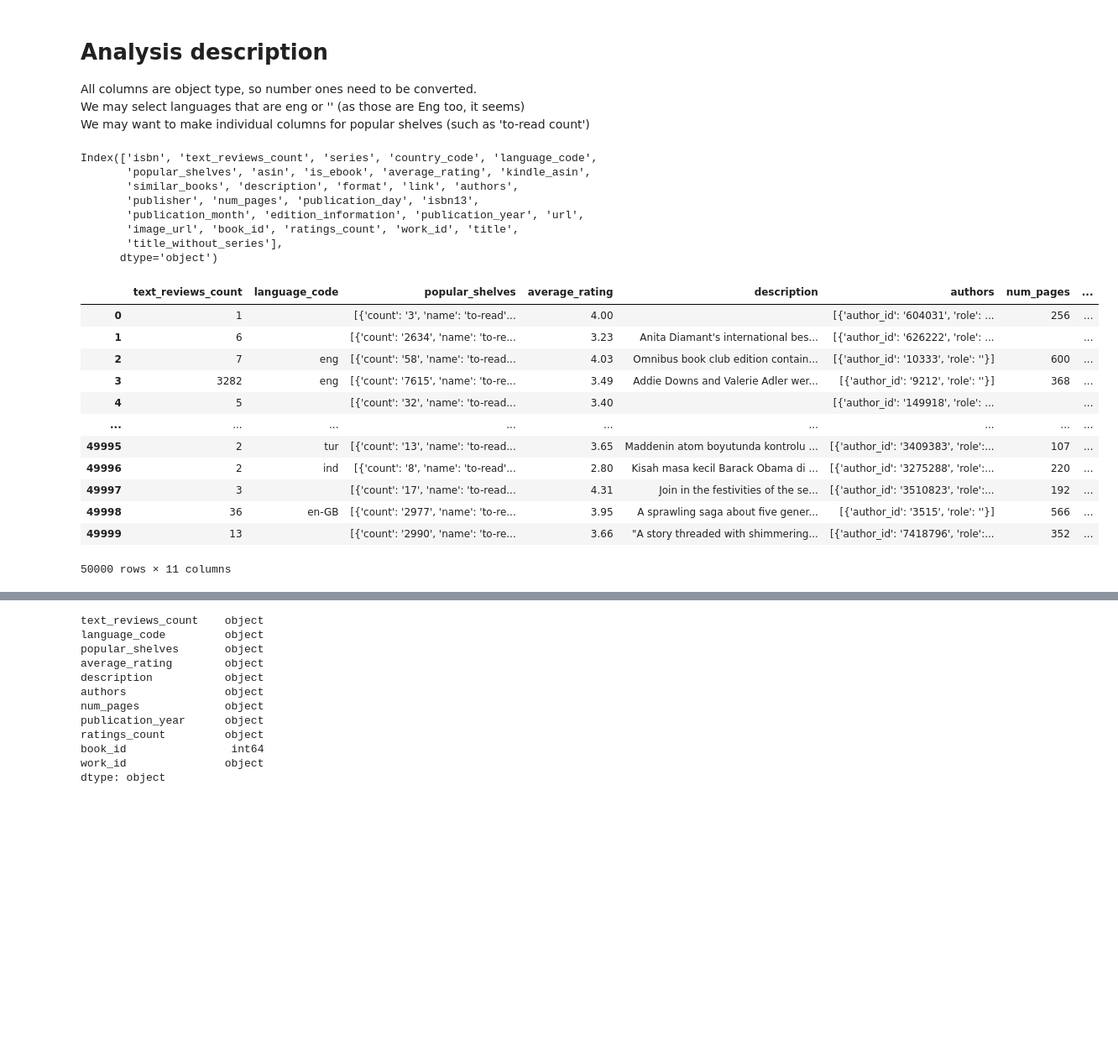
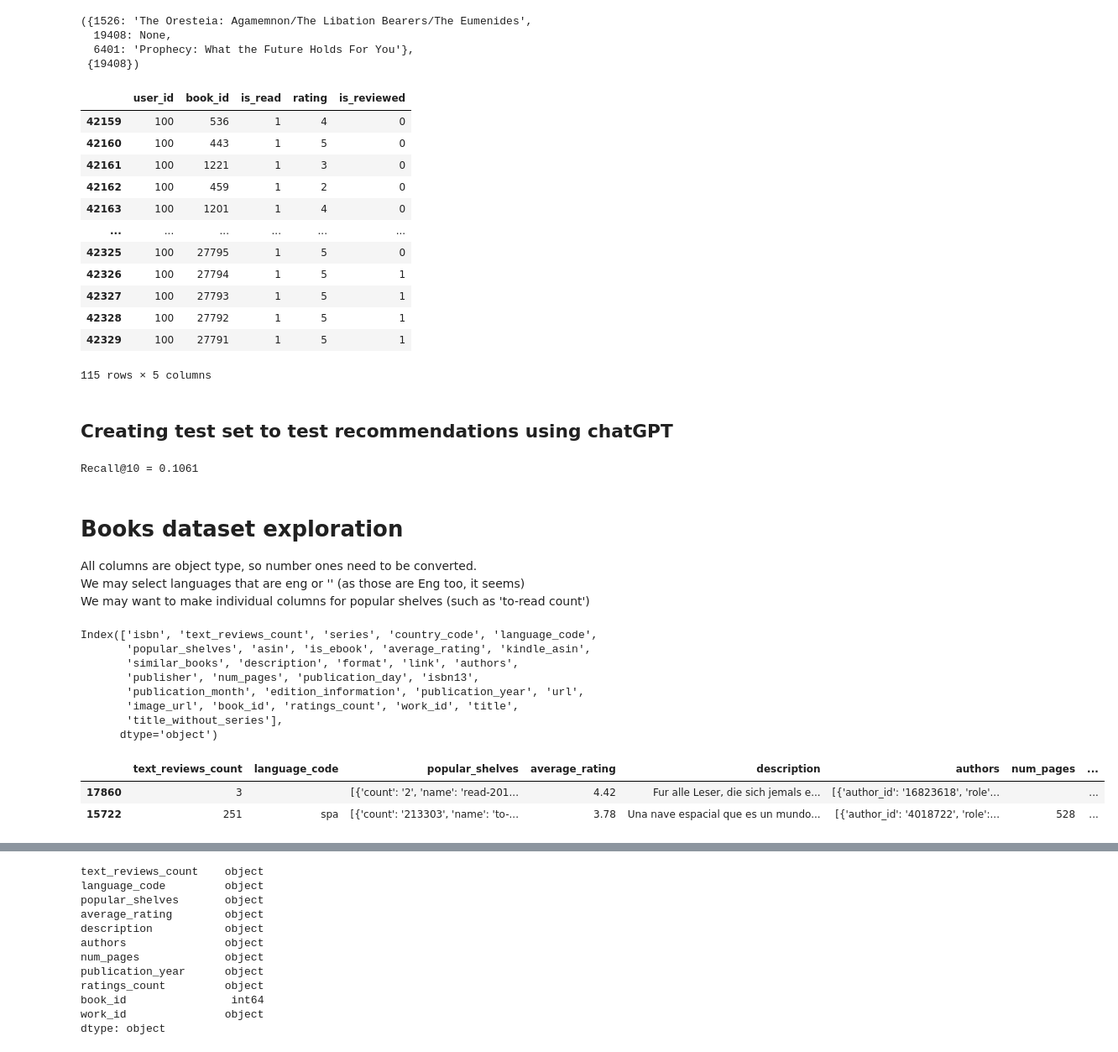
Before and after one commit to KRA96/The_Book_Thrift, a Jupyter notebook: notebooks/kra96_eda.ipynb, the cells around one changed output, grey strips where cells are left out. Shown: that part at 84% size. Drawn from its saved outputs; the diff is of its cells as text; code cells hidden in the pictures; blank space fills up the shorter version.

Commit message:
Built  a collaborative filter model from user interaction dataset using implicit library and ALS

```diff
--- a/notebooks/kra96_eda.ipynb
+++ b/notebooks/kra96_eda.ipynb
@@ -10,6 +10,6 @@ import gzip
 import matplotlib.pyplot as plt
 # %%
 # Set pandas to display all columns
-pd.set_option('display.max_columns', None)
-pd.set_option("display.max_seq_items", None)
-pd.set_option("display.max_colwidth", None)
+pd.reset_option('display.max_columns')
+pd.reset_option("display.max_seq_items")
+pd.reset_option("display.max_colwidth")
@@ -20,0 +312,7 @@ books_50k = pd.read_json('../raw_data/goodreads_books.json.gz',
+# %%
+recommended_books
+# %% [output]
+({1526: 'The Oresteia: Agamemnon/The Libation Bearers/The Eumenides',
+  19408: None,
+  6401: 'Prophecy: What the Future Holds For You'},
+ {19408})
@@ -20,0 +323,19 @@ books_50k = pd.read_json('../raw_data/goodreads_books.json.gz',
+# %%
+interactions[(interactions["user_id"] == user) &
+             (interactions["is_read"] == 1)]
+# %% [output]
+|  | user_id | book_id | is_read | rating | is_reviewed |
+| 42159 | 100 | 536 | 1 | 4 | 0 |
+| 42160 | 100 | 443 | 1 | 5 | 0 |
+| 42161 | 100 | 1221 | 1 | 3 | 0 |
+| 42162 | 100 | 459 | 1 | 2 | 0 |
+| 42163 | 100 | 1201 | 1 | 4 | 0 |
+| ... | ... | ... | ... | ... | ... |
+| 42325 | 100 | 27795 | 1 | 5 | 0 |
+| 42326 | 100 | 27794 | 1 | 5 | 1 |
+| 42327 | 100 | 27793 | 1 | 5 | 1 |
+| 42328 | 100 | 27792 | 1 | 5 | 1 |
+| 42329 | 100 | 27791 | 1 | 5 | 1 |
+115 rows × 5 columns
+# %% [markdown]
+## Creating test set to test recommendations using chatGPT
@@ -21,5 +368,30 @@ books_50k = pd.read_json('../raw_data/goodreads_books.json.gz',
+# %%
+K = 10
+hits = 0
+total = 0
+
+for u, positives in test_items.items():
+    if not positives:
+        continue
+
+    # get recommendations for this user from the TRAIN matrix
+    rec_ids, _ = model.recommend(
+        u,
+        user_items_train[u],
+        N=K
+    )
+
+    rec_set = set(rec_ids)
+    # count how many test positives appear in top-K
+    hits += len(positives & rec_set)
+    total += len(positives)
+
+recall_at_k = hits / total if total > 0 else 0.0
+print("Recall@{} = {:.4f}".format(K, recall_at_k))
+# %% [output]
+Recall@10 = 0.1061
 # %% [markdown]
-# Analysis description <br>
+# Books dataset exploration
 All columns are object type, so number ones need to be converted. <br>
 We may select languages that are eng or '' (as those are Eng too, it seems) <br>
 We may want to make individual columns for popular shelves (such as 'to-read count') <br>
@@ -35,32 +412,26 @@ Index(['isbn', 'text_reviews_count', 'series', 'country_code', 'language_code',
        'title_without_series'],
       dtype='object')
 # %%
+pd.reset_option('display.max_columns')
+pd.reset_option("display.max_seq_items")
+pd.reset_option("display.max_colwidth")
+
 cols_to_keep = [
     "text_reviews_count",
     "language_code",
     "popular_shelves",
     "average_rating",
     "description",
     "authors",
     "num_pages",
     "publication_year",
     "ratings_count",
     "book_id",
     "work_id"
 ]
 books_50k = books_50k[cols_to_keep]
-books_50k
+books_50k.sample(2)
 # %% [output]
 |  | text_reviews_count | language_code | popular_shelves | average_rating | description | authors | num_pages | ... |
-| 0 | 1 |  | [{'count': '3', 'name': 'to-read'... | 4.00 |  | [{'author_id': '604031', 'role': ... | 256 | ... |
-| 1 | 6 |  | [{'count': '2634', 'name': 'to-re... | 3.23 | Anita Diamant's international bes... | [{'author_id': '626222', 'role': ... |  | ... |
-| 2 | 7 | eng | [{'count': '58', 'name': 'to-read... | 4.03 | Omnibus book club edition contain... | [{'author_id': '10333', 'role': ''}] | 600 | ... |
-| 3 | 3282 | eng | [{'count': '7615', 'name': 'to-re... | 3.49 | Addie Downs and Valerie Adler wer... | [{'author_id': '9212', 'role': ''}] | 368 | ... |
-| 4 | 5 |  | [{'count': '32', 'name': 'to-read... | 3.40 |  | [{'author_id': '149918', 'role': ... |  | ... |
-| ... | ... | ... | ... | ... | ... | ... | ... | ... |
-| 49995 | 2 | tur | [{'count': '13', 'name': 'to-read... | 3.65 | Maddenin atom boyutunda kontrolu ... | [{'author_id': '3409383', 'role':... | 107 | ... |
-| 49996 | 2 | ind | [{'count': '8', 'name': 'to-read'... | 2.80 | Kisah masa kecil Barack Obama di ... | [{'author_id': '3275288', 'role':... | 220 | ... |
-| 49997 | 3 |  | [{'count': '17', 'name': 'to-read... | 4.31 | Join in the festivities of the se... | [{'author_id': '3510823', 'role':... | 192 | ... |
-| 49998 | 36 | en-GB | [{'count': '2977', 'name': 'to-re... | 3.95 | A sprawling saga about five gener... | [{'author_id': '3515', 'role': ''}] | 566 | ... |
-| 49999 | 13 |  | [{'count': '2990', 'name': 'to-re... | 3.66 | "A story threaded with shimmering... | [{'author_id': '7418796', 'role':... | 352 | ... |
+| 17860 | 3 |  | [{'count': '2', 'name': 'read-201... | 4.42 | Fur alle Leser, die sich jemals e... | [{'author_id': '16823618', 'role'... |  | ... |
+| 15722 | 251 | spa | [{'count': '213303', 'name': 'to-... | 3.78 | Una nave espacial que es un mundo... | [{'author_id': '4018722', 'role':... | 528 | ... |
-50000 rows × 11 columns
```
Also changed, not shown: parts of 41 cells of this notebook, 3 other files.
